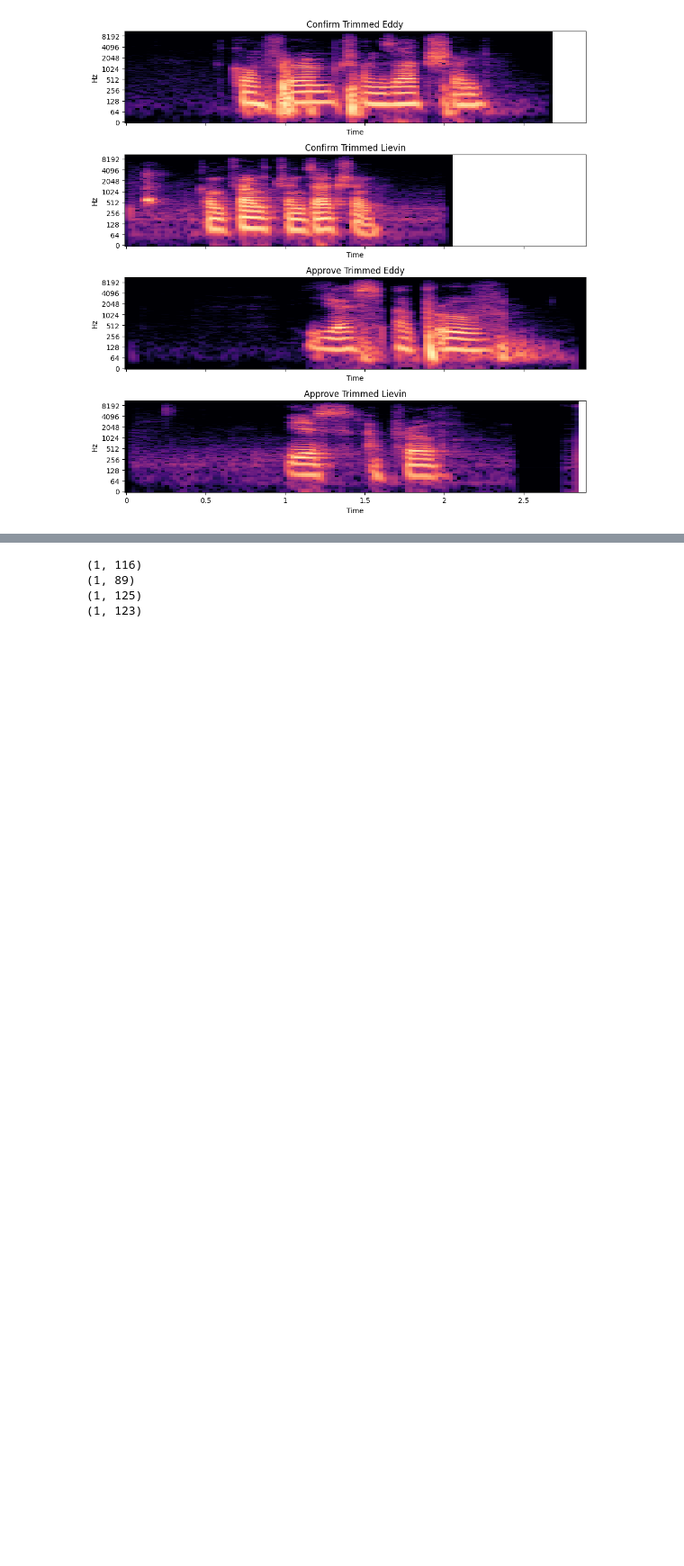
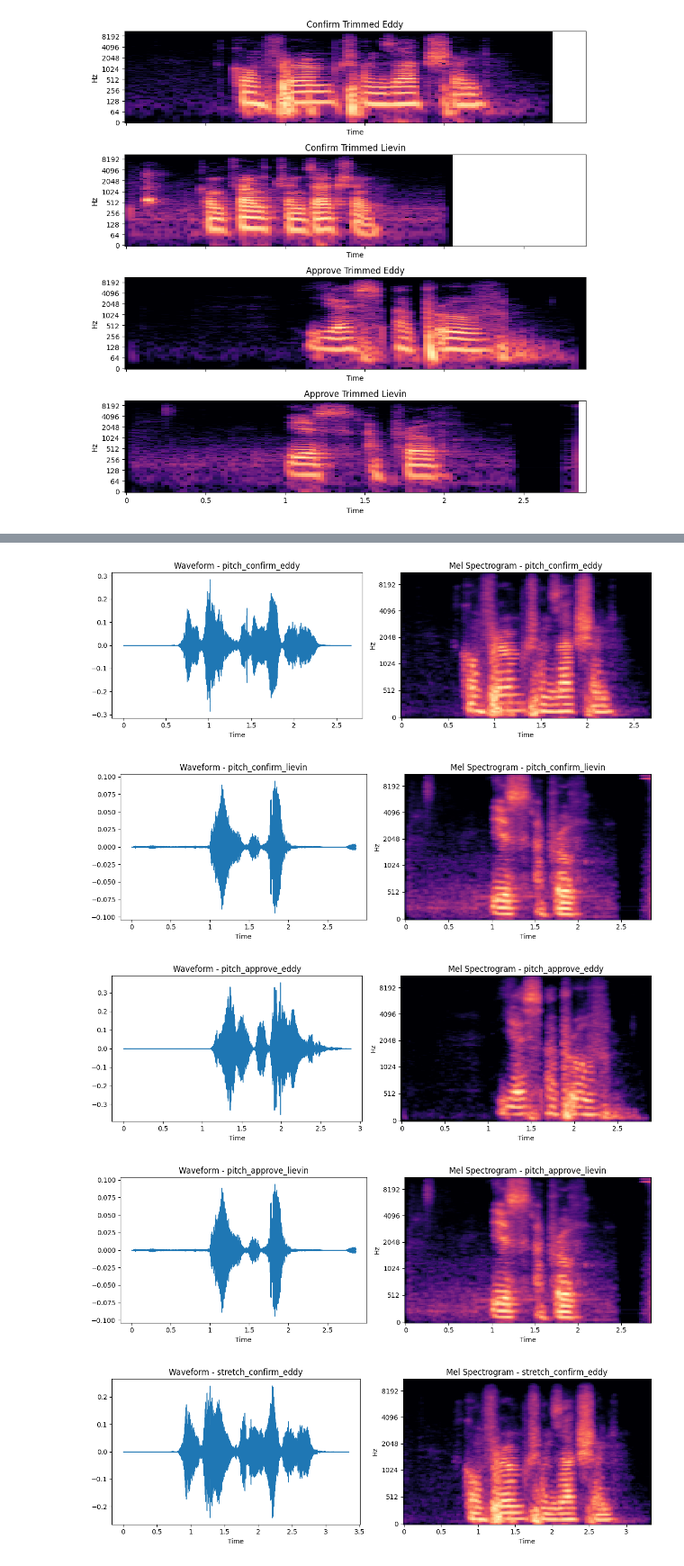
Before and after one commit to i-ganza007/Multimodal-Data-Preprocessing, a Jupyter notebook: notebooks/Sound_Processing.ipynb, the cells around one changed output, grey strips where cells are left out. Shown at 90% size. Saved outputs shown, nothing was run; the diff lists cells and outputs as text; code cells hidden in the pictures; blank space fills up the shorter version.

```diff
--- a/notebooks/Sound_Processing.ipynb
+++ b/notebooks/Sound_Processing.ipynb
@@ -123,6 +114,6 @@ y_trimmed_approve_lievin = lb.effects.pitch_shift(yt_approve_lievin, sr=sr_appro
 # %%
-# Time Stretch Trimmed Audio
-y_trimmed_shifted_confirm_eddy = lb.effects.time_stretch(y_trimmed_confirm_eddy, rate=0.8)
-y_trimmed_shifted_confirm_lievin = lb.effects.time_stretch(y_trimmed_confirm_lievin, rate=0.8)
-y_trimmed_shifted_approve_eddy = lb.effects.time_stretch(y_trimmed_approve_eddy, rate=0.8)
-y_trimmed_shifted_approve_lievin = lb.effects.time_stretch(y_trimmed_approve_lievin, rate=0.8)
+# Time Stretch
+y_trimmed_stretched_confirm_eddy = lb.effects.time_stretch(yt_confirm_eddy, rate=0.8)
+y_trimmed_stretched_confirm_lievin = lb.effects.time_stretch(yt_confirm_lievin, rate=0.8)
+y_trimmed_stretched_approve_eddy = lb.effects.time_stretch(yt_approve_eddy, rate=0.8)
+y_trimmed_stretched_approve_lievin = lb.effects.time_stretch(yt_approve_lievin, rate=0.8)
@@ -181,15 +119,0 @@ print(spectral_rolloff_approve_lievin.shape)
-# %%
-# RMS Energy
-energy_confirm_eddy = lb.feature.rms(y=yt_confirm_eddy)
-energy_confirm_lievin = lb.feature.rms(y=yt_confirm_lievin)
-energy_approve_eddy = lb.feature.rms(y=yt_approve_eddy)
-energy_approve_lievin = lb.feature.rms(y=yt_approve_lievin)
-print(energy_confirm_eddy.shape)
-print(energy_confirm_lievin.shape)
-print(energy_approve_eddy.shape)
-print(energy_approve_lievin.shape)
-# %% [output]
-(1, 116)
-(1, 89)
-(1, 125)
-(1, 123)
@@ -219,0 +141,41 @@ df.to_csv('audio_features.csv', index=False)
+# %%
+augmentations = {
+    'pitch_confirm_eddy': (y_pitch_shift_confirm_eddy, sr_confirm_eddy),
+    'pitch_confirm_lievin': (y_pitch_shift_lievin, sr_confirm_lievin),
+    'pitch_approve_eddy': (y_pitch_shift_eddy, sr_approve_eddy),
+    'pitch_approve_lievin': (y_pitch_shift_lievin, sr_approve_lievin),
+
+    'stretch_confirm_eddy': (y_trimmed_stretched_confirm_eddy, sr_confirm_eddy),
+    'stretch_confirm_lievin': (y_trimmed_stretched_confirm_lievin, sr_confirm_lievin),
+    'stretch_approve_eddy': (y_trimmed_stretched_approve_eddy, sr_approve_eddy),
+    'stretch_approve_lievin': (y_trimmed_stretched_approve_lievin, sr_approve_lievin),
+
+    'noise_confirm_eddy': (y_trimmed_noisy_confirm_eddy, sr_confirm_eddy),
+    'noise_confirm_lievin': (y_trimmed_noisy_confirm_lievin, sr_confirm_lievin),
+    'noise_approve_eddy': (y_trimmed_noisy_approve_eddy, sr_approve_eddy),
+    'noise_approve_lievin': (y_trimmed_noisy_approve_lievin, sr_approve_lievin)
+}
+# %%
+
+for label, (y, sr) in augmentations.items():
+    plt.figure(figsize=(12, 4))
+
+    # Waveform
+    plt.subplot(1, 2, 1)
+    lb.display.waveshow(y, sr=sr)
+    plt.title(f"Waveform - {label}")
+
+    # Spectrogram
+    plt.subplot(1, 2, 2)
+    S = lb.feature.melspectrogram(y=y, sr=sr)
+    lb.display.specshow(lb.power_to_db(S, ref=np.max), sr=sr, x_axis='time', y_axis='mel')
+    plt.title(f"Mel Spectrogram - {label}")
+
+    plt.tight_layout()
+    plt.show()
+# %% [output]
+[figure, added]
+[figure, added]
+[figure, added]
+[figure, added]
+[figure, added]
```
Also changed, not shown: parts of 20 cells of this notebook.
